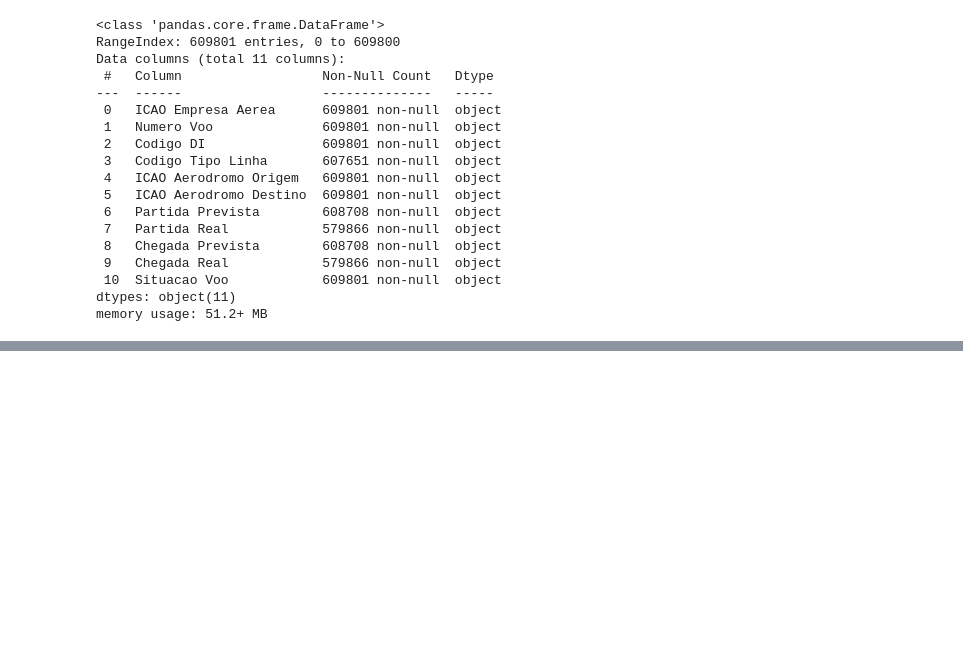
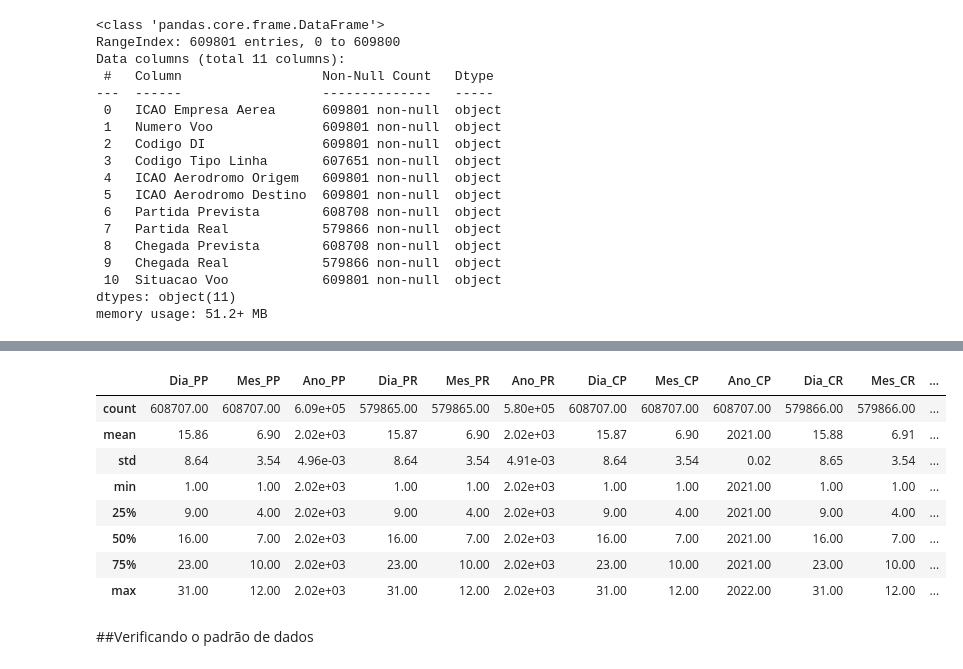
Before and after one commit to GabrielCdev/ANAC_BigData_Analysis, a Jupyter notebook: ANAC_Dataset_Analysis.ipynb, the cells around one changed output, grey strips where cells are left out. Saved outputs shown, nothing was run; the diff lists cells and outputs as text; code cells hidden in the pictures; blank space fills up the shorter version.

```diff
--- a/ANAC_Dataset_Analysis.ipynb
+++ b/ANAC_Dataset_Analysis.ipynb
@@ -120,0 +137,12 @@ memory usage: 51.2+ MB
+# %%
+anac_annual_df['ICAO Empresa Aerea'] = anac_annual_df['ICAO Empresa Aerea'].astype('category')
+anac_annual_df['Numero Voo'] = anac_annual_df['Numero Voo'].astype('category')
+anac_annual_df['Codigo DI'] = anac_annual_df['Codigo DI'].astype('category')
+anac_annual_df['Codigo Tipo Linha'] = anac_annual_df['Codigo Tipo Linha'].astype('category')
+anac_annual_df['ICAO Aerodromo Origem'] = anac_annual_df['ICAO Aerodromo Origem'].astype('category')
+anac_annual_df['ICAO Aerodromo Destino'] = anac_annual_df['ICAO Aerodromo Destino'].astype('category')
+anac_annual_df['Partida Prevista'] = anac_annual_df['Partida Prevista'].astype('datetime64[ns]')
+anac_annual_df['Partida Real'] = pd.to_datetime(anac_annual_df['Partida Real'], errors = 'coerce')
+anac_annual_df['Chegada Prevista'] = anac_annual_df['Chegada Prevista'].astype('datetime64[ns]')
+anac_annual_df['Chegada Real'] = anac_annual_df['Chegada Real'].astype('datetime64[ns]')
+anac_annual_df['Situacao Voo'] = anac_annual_df['Situacao Voo'].astype('category')
@@ -120,0 +222,20 @@ memory usage: 51.2+ MB
+# %%
+anac_annual_df['Dia_PP'] = anac_annual_df['Dia_PP'].astype('Int64')
+anac_annual_df['Mes_PP'] = anac_annual_df['Mes_PP'].astype('Int64')
+anac_annual_df['Ano_PP'] = anac_annual_df['Ano_PP'].astype('Int64')
+anac_annual_df['DOW_PP'] = anac_annual_df['DOW_PP'].astype('category')
+
+anac_annual_df['Dia_PR'] = anac_annual_df['Dia_PR'].astype('Int64')
+anac_annual_df['Mes_PR'] = anac_annual_df['Mes_PR'].astype('Int64')
+anac_annual_df['Ano_PR'] = anac_annual_df['Ano_PR'].astype('Int64')
+anac_annual_df['DOW_PR'] = anac_annual_df['DOW_PR'].astype('category')
+
+anac_annual_df['Dia_CP'] = anac_annual_df['Dia_CP'].astype('Int64')
+anac_annual_df['Mes_CP'] = anac_annual_df['Mes_CP'].astype('Int64')
+anac_annual_df['Ano_CP'] = anac_annual_df['Ano_CP'].astype('Int64')
+anac_annual_df['DOW_CP'] = anac_annual_df['DOW_CP'].astype('category')
+
+anac_annual_df['Dia_CR'] = anac_annual_df['Dia_CR'].astype('Int64')
+anac_annual_df['Mes_CR'] = anac_annual_df['Mes_CR'].astype('Int64')
+anac_annual_df['Ano_CR'] = anac_annual_df['Ano_CR'].astype('Int64')
+anac_annual_df['DOW_CR'] = anac_annual_df['DOW_CR'].astype('category')
@@ -120,0 +346,14 @@ memory usage: 51.2+ MB
+# %%
+anac_annual_df.describe()
+# %% [output]
+|  | Dia_PP | Mes_PP | Ano_PP | Dia_PR | Mes_PR | Ano_PR | Dia_CP | Mes_CP | Ano_CP | Dia_CR | Mes_CR | ... |
+| count | 608707.00 | 608707.00 | 6.09e+05 | 579865.00 | 579865.00 | 5.80e+05 | 608707.00 | 608707.00 | 608707.00 | 579866.00 | 579866.00 | ... |
+| mean | 15.86 | 6.90 | 2.02e+03 | 15.87 | 6.90 | 2.02e+03 | 15.87 | 6.90 | 2021.00 | 15.88 | 6.91 | ... |
+| std | 8.64 | 3.54 | 4.96e-03 | 8.64 | 3.54 | 4.91e-03 | 8.64 | 3.54 | 0.02 | 8.65 | 3.54 | ... |
+| min | 1.00 | 1.00 | 2.02e+03 | 1.00 | 1.00 | 2.02e+03 | 1.00 | 1.00 | 2021.00 | 1.00 | 1.00 | ... |
+| 25% | 9.00 | 4.00 | 2.02e+03 | 9.00 | 4.00 | 2.02e+03 | 9.00 | 4.00 | 2021.00 | 9.00 | 4.00 | ... |
+| 50% | 16.00 | 7.00 | 2.02e+03 | 16.00 | 7.00 | 2.02e+03 | 16.00 | 7.00 | 2021.00 | 16.00 | 7.00 | ... |
+| 75% | 23.00 | 10.00 | 2.02e+03 | 23.00 | 10.00 | 2.02e+03 | 23.00 | 10.00 | 2021.00 | 23.00 | 10.00 | ... |
+| max | 31.00 | 12.00 | 2.02e+03 | 31.00 | 12.00 | 2.02e+03 | 31.00 | 12.00 | 2022.00 | 31.00 | 12.00 | ... |
+# %% [markdown]
+##Verificando o padrão de dados
```
Also changed, not shown: parts of 48 cells of this notebook.
